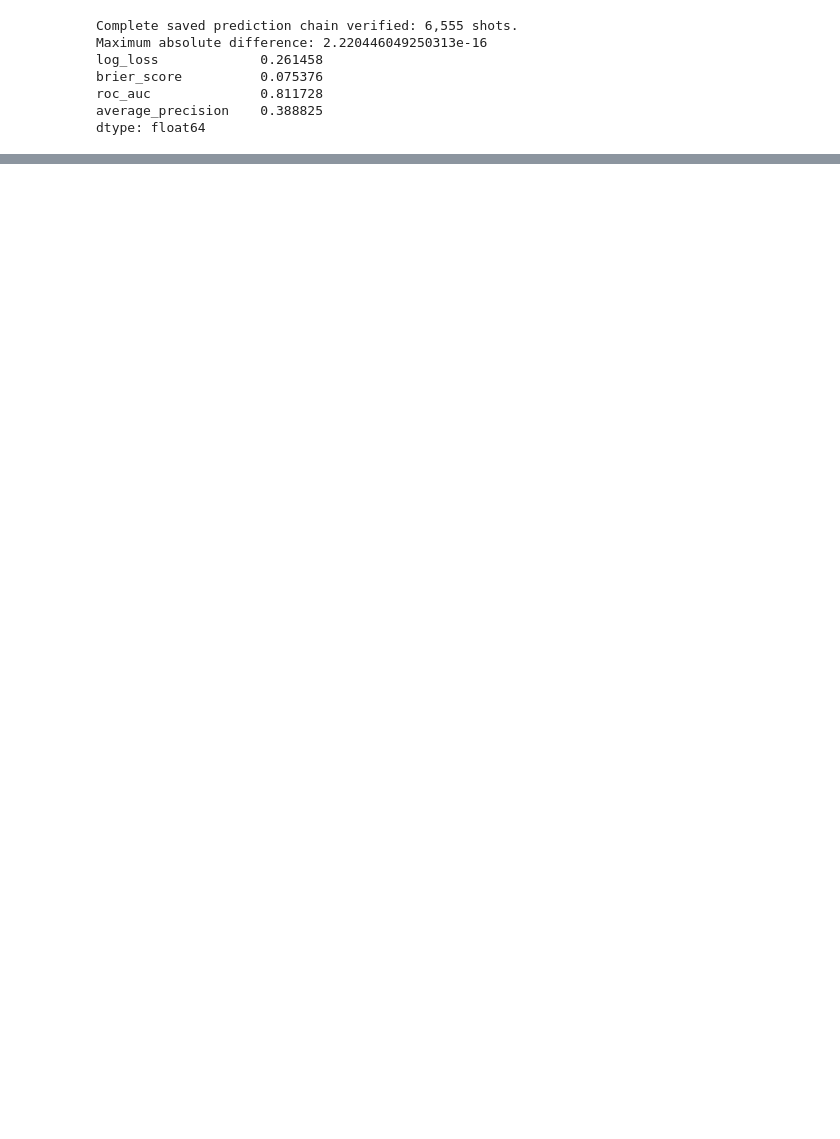
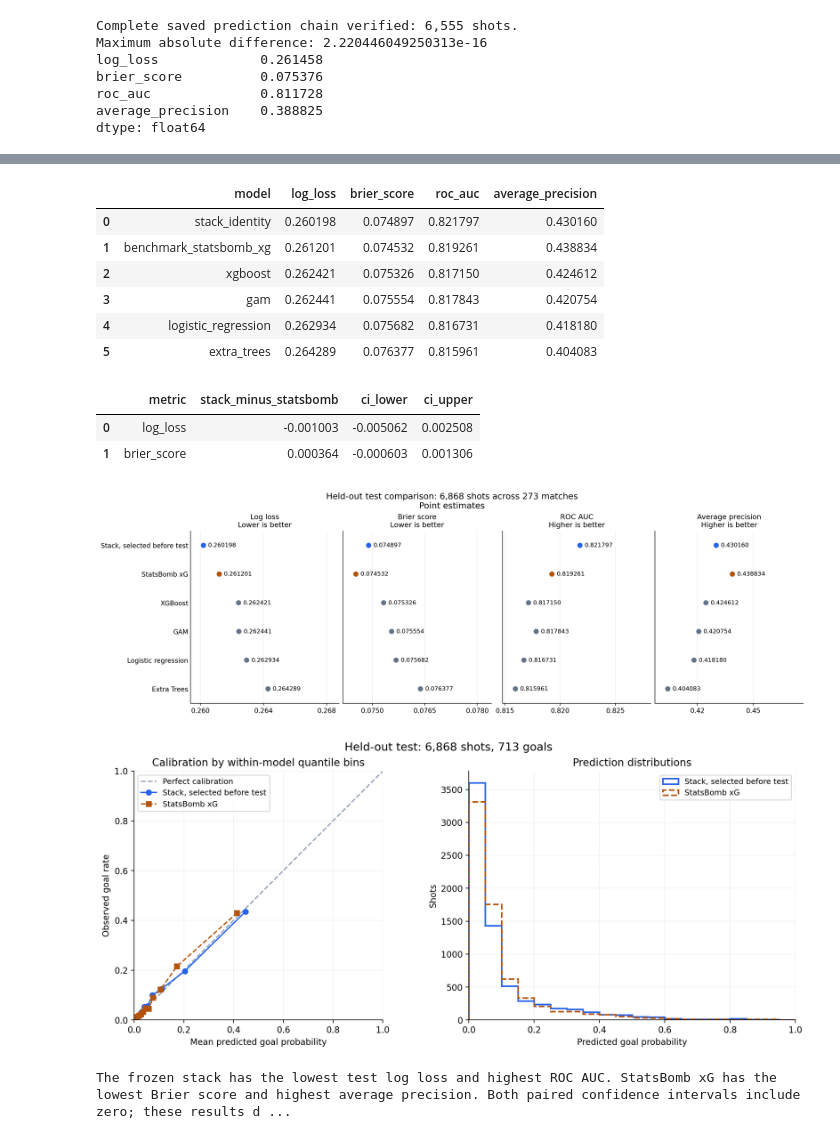
Before and after one commit to chihab46/contextual-xg, a Jupyter notebook: notebooks/contextual_xg_ipynb.ipynb, the cells around one changed output, grey strips where cells are left out. Saved outputs shown, nothing was run; the diff lists cells and outputs as text; code cells hidden in the pictures; blank space fills up the shorter version.

```diff
--- a/notebooks/contextual_xg_ipynb.ipynb
+++ b/notebooks/contextual_xg_ipynb.ipynb
@@ -43,7 +0,0 @@ Google Drive directory: /content/drive/MyDrive/xg-python
-# %%
-%pip install --quiet numpy pandas scipy scikit-learn "xgboost>=3,<4" pygam pyarrow matplotlib requests tqdm
-
-from importlib.metadata import version
-
-for package in ("numpy", "pandas", "scikit-learn", "xgboost", "pygam"):
-    print(f"{package}: {version(package)}")
@@ -8474,14 +6042,16 @@ print(f"Maximum absolute difference: {gam_difference:.3g}")
 GAM: 6,555 predictions verified.
 Maximum absolute difference: 0
 # %%
-import xgboost as xgb
-
 xgb_dir = tuned_models_dir / "xgboost"
 reloaded_xgb_preprocessor = joblib.load(
     xgb_dir / "best_preprocessor.joblib"
 )
 reloaded_xgb_model = xgb.Booster(params={"nthread": 4})
 reloaded_xgb_model.load_model(xgb_dir / "best_model.ubj")
+reloaded_xgb_model.set_param({"device": "cuda:0"})
+actual_device = json.loads(reloaded_xgb_model.save_config())["learner"]["generic_param"]["device"]
+if actual_device != "cuda:0":
+    raise RuntimeError("Strict reproduction of saved XGBoost predictions requires CUDA.")
 reloaded_xgb_features = list(reloaded_xgb_preprocessor.feature_names_in_)
 
 xgb_reference = pd.read_parquet(
@@ -8504,9 +6074,8 @@ with threadpool_limits(limits=4):
     )
     reloaded_xgb_prob = reloaded_xgb_model.predict(xgb_matrix)
 
-np.testing.assert_allclose(
-    reloaded_xgb_prob, xgb_reference["predicted_xg"].to_numpy(),
-    rtol=1e-12, atol=1e-12,
+np.testing.assert_array_equal(
+    reloaded_xgb_prob, xgb_reference["predicted_xg"].to_numpy()
 )
 reloaded_base_models["xgboost"] = {
     "preprocessor": reloaded_xgb_preprocessor,
@@ -8567,16 +6095,6 @@ GPU reload
 # %%
-np.testing.assert_array_equal(gpu_check_prob, expected_xgb_prob)
+verified_stack_order = list(STACK_MODEL_ORDER)
 
-reloaded_base_models["xgboost"] = {
-    "preprocessor": reloaded_xgb_preprocessor,
-    "model": gpu_check_model,
-    "features": reloaded_xgb_features,
-}
-reloaded_base_predictions["xgboost"] = gpu_check_prob.astype(np.float64)
-
-verified_stack_order = [
-    "logistic_regression", "gam", "xgboost", "extra_trees",
-]
 reloaded_stack_inputs = reloaded_base_predictions[
     verified_stack_order
 ].astype(np.float64)
@@ -9400,0 +6854,25 @@ Selected model remains: stack_identity
+# %%
+if not RUN_REPRODUCTION:
+    test_result = recorded_test_result
+    test_metrics = pd.DataFrame(test_result["metrics"])
+    test_paired_comparison = pd.DataFrame(test_result["paired_comparison"])
+    display(test_metrics[["model", *METRIC_COLUMNS]].round(6))
+    display(test_paired_comparison[["metric", "stack_minus_statsbomb", "ci_lower", "ci_upper"]].round(6))
+    for filename in ["test_model_comparison.png", "test_calibration.png"]:
+        relative = (final_relative / filename).as_posix()
+        display(Image(filename=str(restore_artifact(relative, test_result["artifact_sha256"][relative]))))
+    print(test_result["conclusion"])
+# %% [output]
+|  | model | log_loss | brier_score | roc_auc | average_precision |
+| 0 | stack_identity | 0.260198 | 0.074897 | 0.821797 | 0.430160 |
+| 1 | benchmark_statsbomb_xg | 0.261201 | 0.074532 | 0.819261 | 0.438834 |
+| 2 | xgboost | 0.262421 | 0.075326 | 0.817150 | 0.424612 |
+| 3 | gam | 0.262441 | 0.075554 | 0.817843 | 0.420754 |
+| 4 | logistic_regression | 0.262934 | 0.075682 | 0.816731 | 0.418180 |
+| 5 | extra_trees | 0.264289 | 0.076377 | 0.815961 | 0.404083 |
+|  | metric | stack_minus_statsbomb | ci_lower | ci_upper |
+| 0 | log_loss | -0.001003 | -0.005062 | 0.002508 |
+| 1 | brier_score | 0.000364 | -0.000603 | 0.001306 |
+[figure, added]
+[figure, added]
+The frozen stack has the lowest test log loss and highest ROC AUC. StatsBomb xG has the lowest Brier score and highest average precision. Both paired confidence intervals include zero; these results d ...
```
Also changed, not shown: parts of 253 cells of this notebook, 4 other files.
